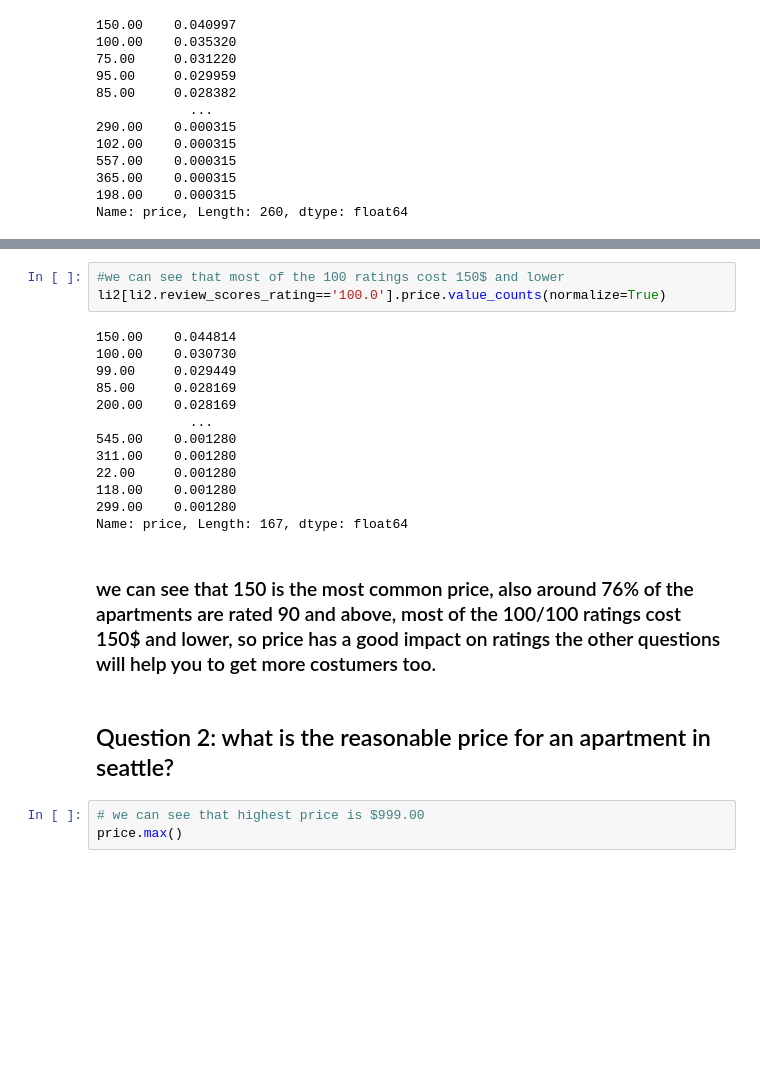
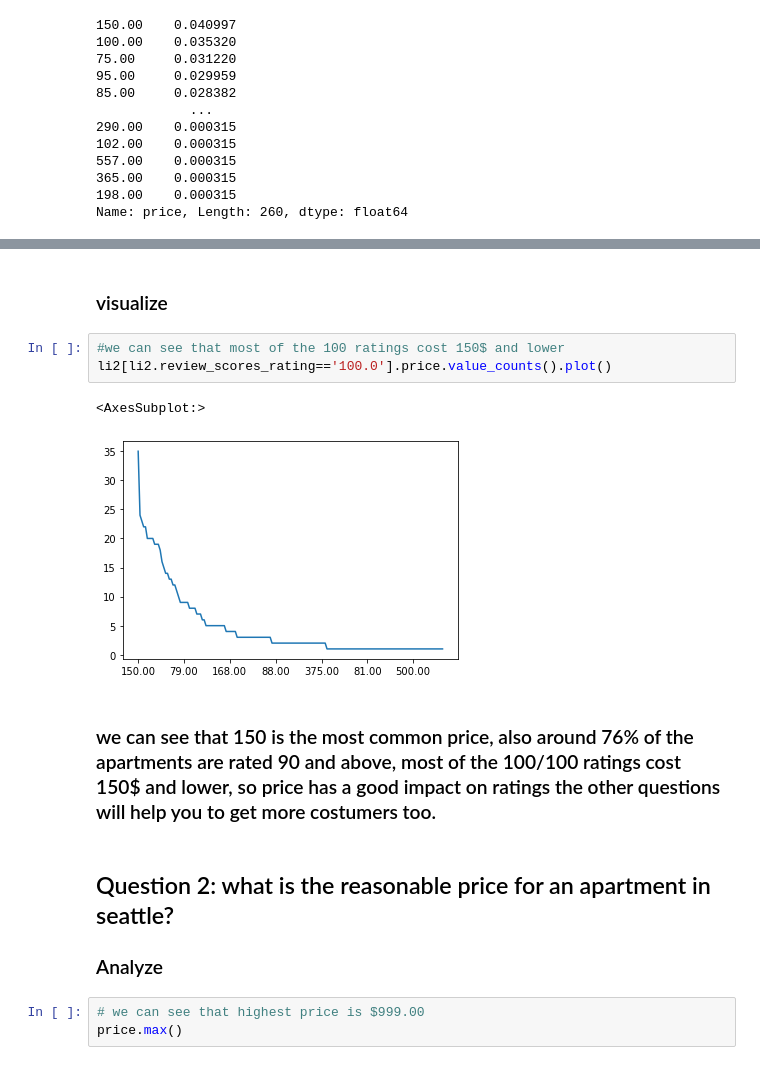
Before and after one commit to omarsul/airbnbDataQuestions-, a Jupyter notebook: blogCode.ipynb, the cells around one changed output, grey strips where cells are left out. Drawn from its saved outputs; the diff is of its cells as text; blank space fills up the shorter version.

```diff
--- a/blogCode.ipynb
+++ b/blogCode.ipynb
@@ -186,23 +212,16 @@ Name: review_scores_rating, dtype: float64
+# %% [markdown]
+### visualize
 # %%
 #we can see that most of the 100 ratings cost 150$ and lower
-li2[li2.review_scores_rating=='100.0'].price.value_counts(normalize=True)
+li2[li2.review_scores_rating=='100.0'].price.value_counts().plot()
 # %% [output]
-150.00    0.044814
-100.00    0.030730
-99.00     0.029449
-85.00     0.028169
-200.00    0.028169
-            ...
-545.00    0.001280
-311.00    0.001280
-22.00     0.001280
-118.00    0.001280
-299.00    0.001280
-Name: price, Length: 167, dtype: float64
+<AxesSubplot:>
+[figure, added]
 # %% [markdown]
 ### we can see that 150 is the most common price, also around 76% of the apartments are rated 90 and above,  most of the 100/100 ratings cost 150$ and lower, so price has a good impact on ratings the other questions will help you to get more costumers too.
 # %% [markdown]
 ## Question 2: what is the reasonable price for an apartment in seattle?
+### Analyze
 # %%
 # we can see that highest price is $999.00
 price.max()
```
Also changed, not shown: parts of 21 cells of this notebook.
